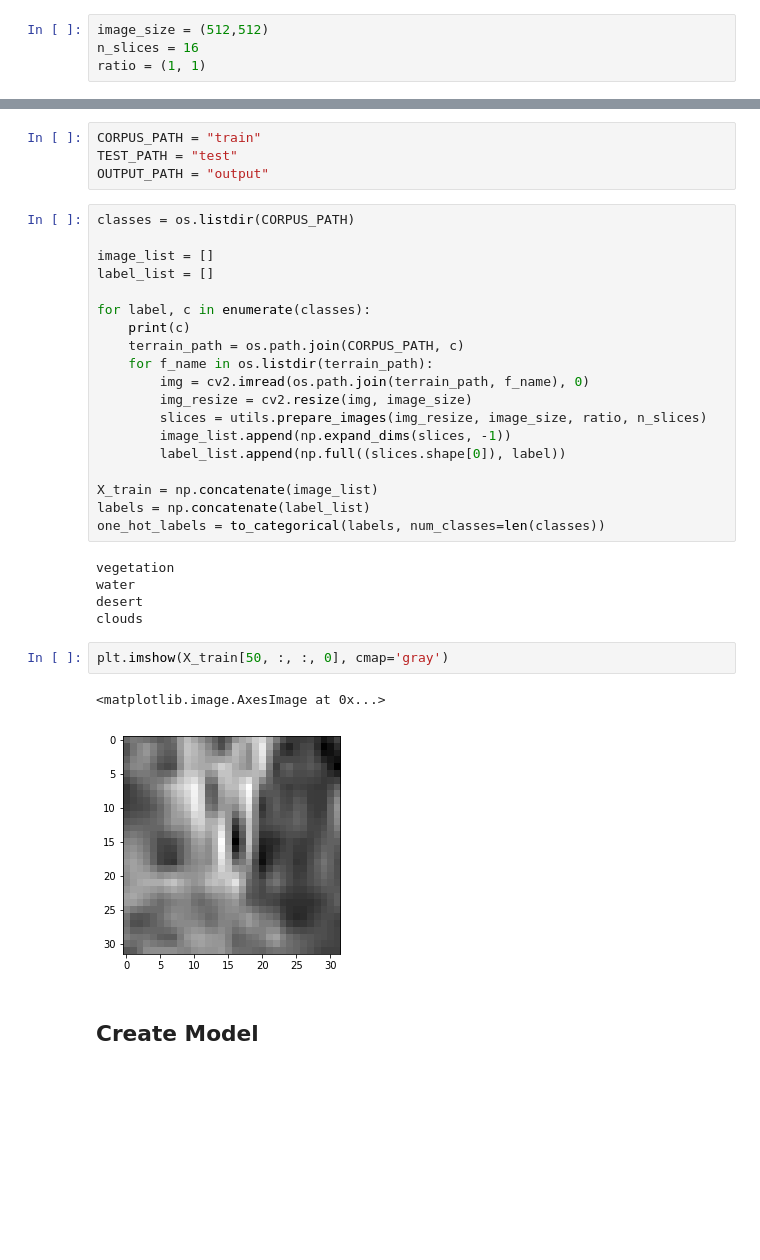
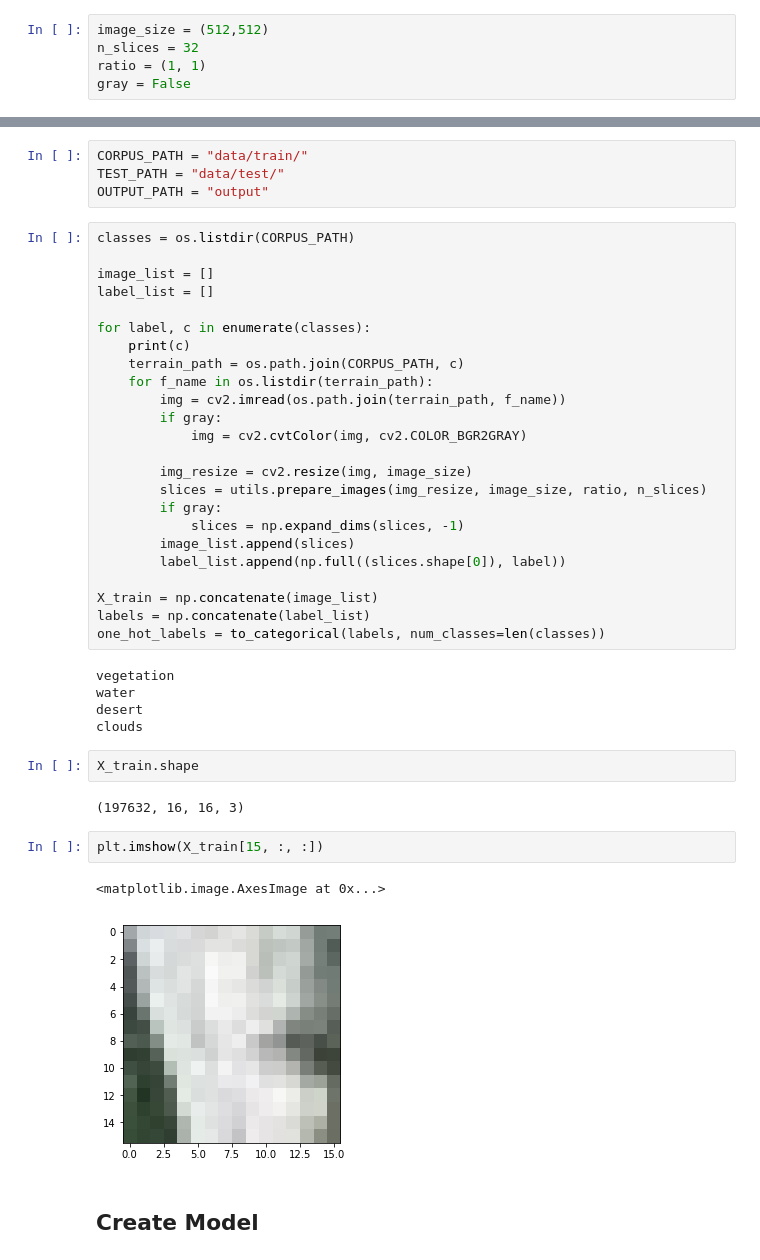
Before and after one commit to Collin-Emerson-Miller/Satelite-Image-Classification, a Jupyter notebook: Code Test.ipynb, the cells around one changed output, grey strips where cells are left out. Drawn from its saved outputs; the diff is of its cells as text; blank space fills up the shorter version.

```diff
--- a/Code Test.ipynb
+++ b/Code Test.ipynb
@@ -17,13 +20,14 @@ import utils
 Using TensorFlow backend.
 # %%
 image_size = (512,512)
-n_slices = 16
+n_slices = 32
 ratio = (1, 1)
+gray = False
 # %% [markdown]
 ## Load Training Images
 # %%
-CORPUS_PATH = "train"
-TEST_PATH = "test"
+CORPUS_PATH = "data/train/"
+TEST_PATH = "data/test/"
 OUTPUT_PATH = "output"
 # %%
 classes = os.listdir(CORPUS_PATH)
@@ -35,10 +39,15 @@ for label, c in enumerate(classes):
     print(c)
     terrain_path = os.path.join(CORPUS_PATH, c)
     for f_name in os.listdir(terrain_path):
-        img = cv2.imread(os.path.join(terrain_path, f_name), 0)
+        img = cv2.imread(os.path.join(terrain_path, f_name))
+        if gray:
+            img = cv2.cvtColor(img, cv2.COLOR_BGR2GRAY)
+
         img_resize = cv2.resize(img, image_size)
         slices = utils.prepare_images(img_resize, image_size, ratio, n_slices)
-        image_list.append(np.expand_dims(slices, -1))
+        if gray:
+            slices = np.expand_dims(slices, -1)
+        image_list.append(slices)
         label_list.append(np.full((slices.shape[0]), label))
 
 X_train = np.concatenate(image_list)
@@ -49,11 +58,15 @@ vegetation
 water
 desert
 clouds
+# %%
+X_train.shape
+# %% [output]
+(197632, 16, 16, 3)
 # %%
-plt.imshow(X_train[50, :, :, 0], cmap='gray')
+plt.imshow(X_train[15, :, :])
 # %% [output]
 <matplotlib.image.AxesImage at 0x...>
-[figure, old version]
+[figure, new version]
 # %% [markdown]
 ## Create Model
 # %%
```
Also changed, not shown: parts of 12 cells of this notebook, 4 other files.
